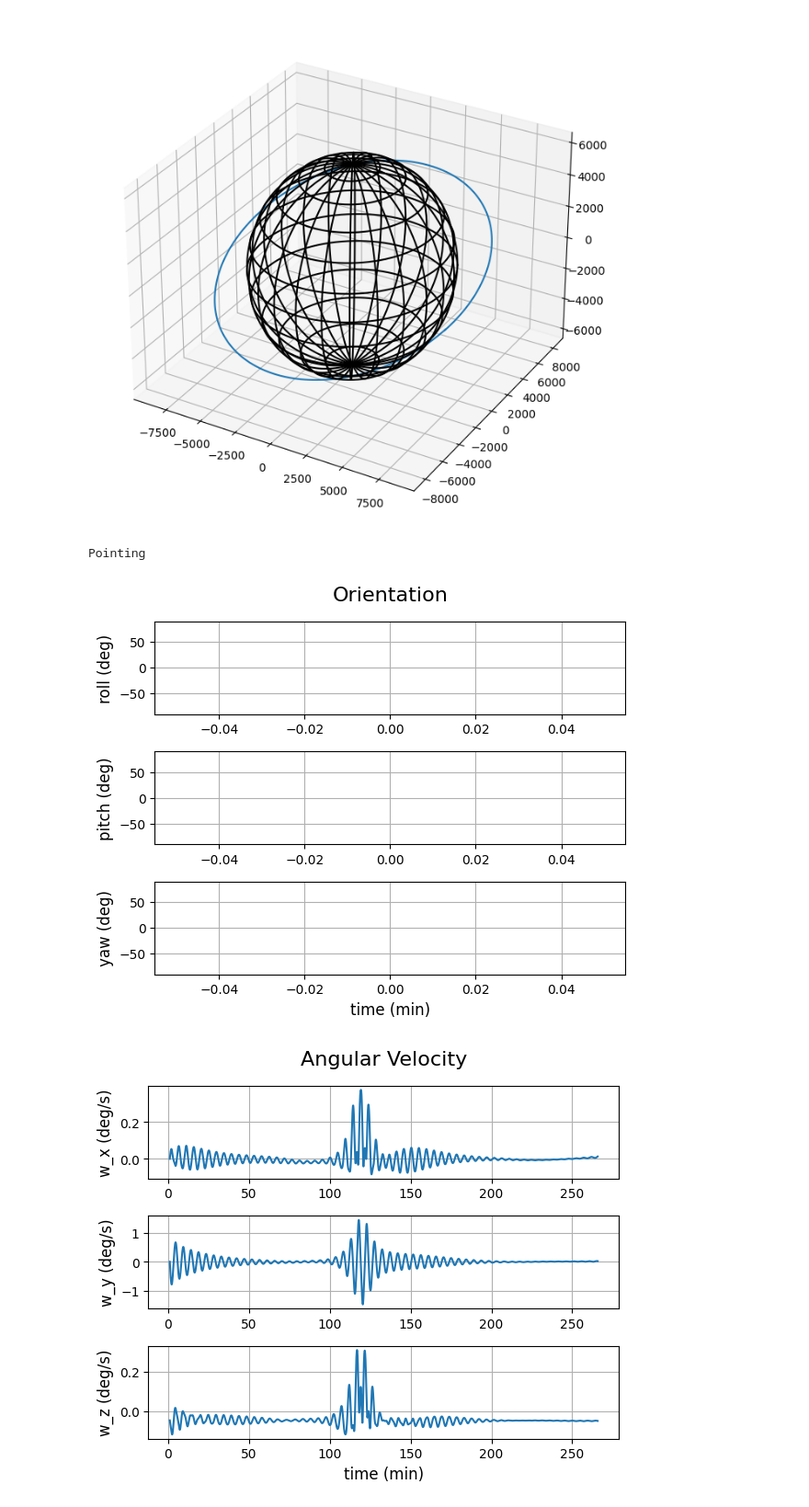
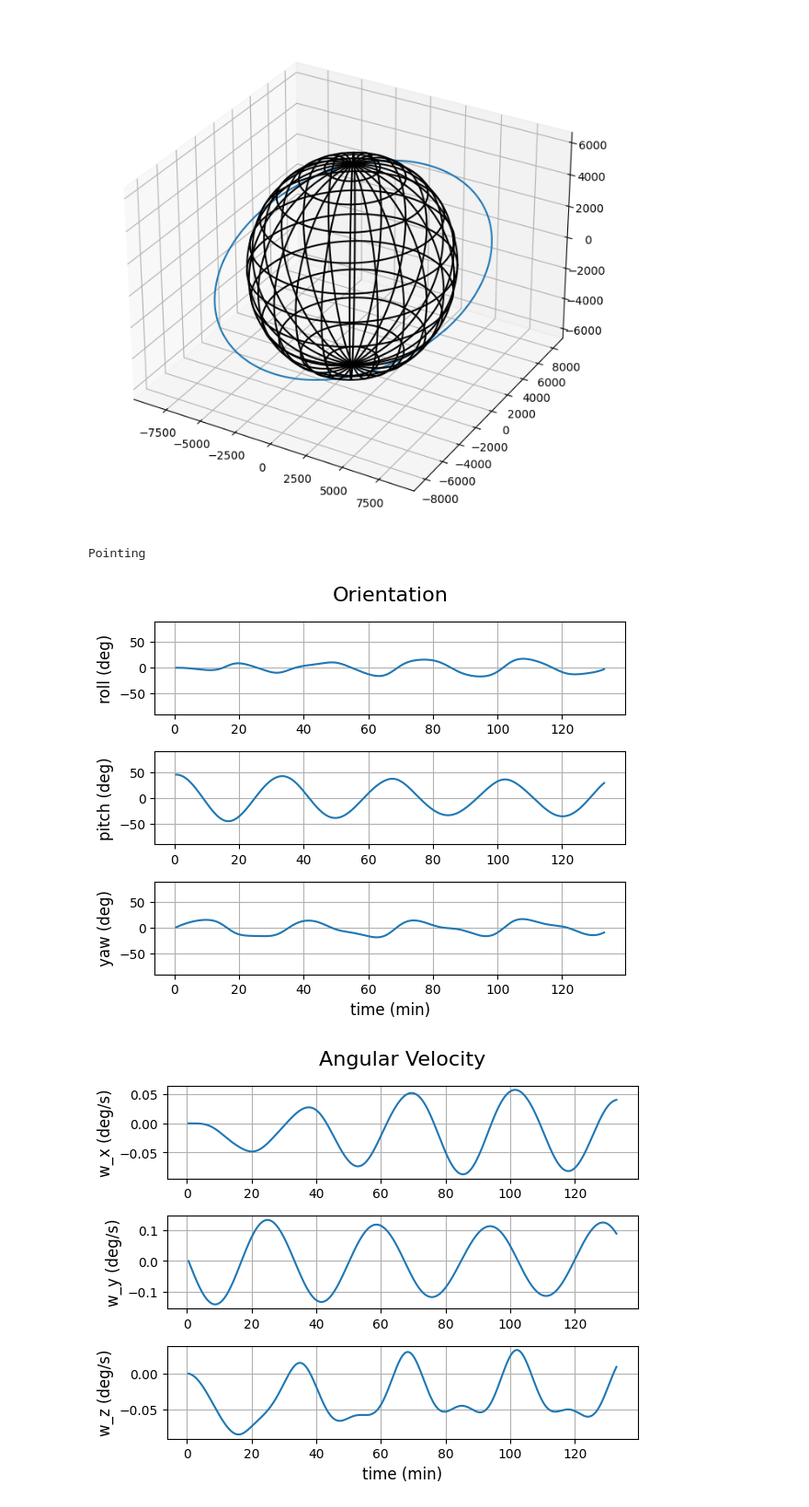
Before and after one commit to shivam-vohra/adcs-and-spacecraft-controller, a Jupyter notebook: MainSimulation.ipynb, the cells around one changed output. Shown at 92% size. Cells and saved outputs as stored; diff of their text form; code cells hidden in the pictures.

```diff
--- a/MainSimulation.ipynb
+++ b/MainSimulation.ipynb
@@ -25,20 +25,22 @@ s1.graph_orbit()
 # %% [output]
 [figure]
 # %%
-dt = 1
+dt = 0.5
 s2 = Spacecraft_Model(dt)
 adcs = ADCS()
-time = np.arange(0,Spacecraft_Model.orbit_len * 2,dt)
+time = np.arange(0,Spacecraft_Model.orbit_len,dt)
 
 roll_history, pitch_history, yaw_history = np.zeros(len(time)), np.zeros(len(time)), np.zeros(len(time))
 w_history = np.zeros((len(time), 3))
-m_history = np.zeros((len(time), 1))
+m_history = np.zeros((len(time), 3))
 attitude_err_history = np.zeros((len(time), 3))
+torque_history = np.zeros((len(time),3))
+acc_history = np.zeros((len(time),3))
 
 m = np.zeros(3)
 
 tumble_start = 0
-tumble_end = 0
+tumble_end = time.size - 1
 
 def detumble_threshold(arr):
     return np.linalg.norm(arr) <= 10 * (np.pi / 180)
@@ -46,8 +48,15 @@ def detumble_threshold(arr):
 adcs.send("on_initialization")
 under_threshold = 0
 attitude_err = 0
+acc = 0
+
+J = inertia(6, 0.34, 0.1, 0.1)
+
+torque = np.zeros(3)
+
 for i in range(time.size):
-    pos, cang, mag_field = s2.tick(m)
+    # torque = np.zeros(3)
+    pos, cang, mag_field = s2.tick(m, torque)
 
     # Calculate ideal orientation
     r = s2.get_position()
@@ -72,12 +81,13 @@ for i in range(time.size):
         print("Pointing")
 
     if adcs.current_state.id == 'pointing':
-        adcs.point(mag_field, quaternion_to_dcm(q_target), quaternion_to_dcm(q_curr), Spacecraft_Model.w_nominal_b, s2.w_t)
-        # print((i/60.0), ": ", m, mag_field, q_target, q_curr, s2.w_t)
-        attitude_err = adcs.get_attitude_err(quaternion_to_dcm(q_target), quaternion_to_dcm(q_curr))
-        attitude_rate_err = adcs.get_attitude_rate_err(Spacecraft_Model.w_nominal_b, s2.w_t, attitude_err)
-        pointing_torque = adcs.get_pointing_torque(quaternion_to_dcm(q_target), quaternion_to_dcm(q_curr), Spacecraft_Model.w_nominal_b, s2.w_t)
-        # print("t: ", round((i/60.0),2), "; Attitude Error: ", np.linalg.norm(attitude_err), "; Attitude Rate Error: ", np.linalg.norm(attitude_rate_err), "; Pointing Torque: ", np.linalg.norm(pointing_torque))
+        adcs.point(mag_field, q_target, q_curr, Spacecraft_Model.w_nominal_b, s2.w_t)
+        attitude_err = adcs.get_attitude_err(q_target, q_curr)
+        # attitude_rate_err = adcs.get_attitude_rate_err(Spacecraft_Model.w_nominal_b, s2.w_t, attitude_err)
+        torque = np.matmul(J, attitude_err * -1e-5)
+        acc = s2.get_angular_acceleration(m, torque)
+
+        # print("t: ", round((i*dt/60.0),2), "\n\tAttitude Error: ", attitude_err, "\n\tPointing Torque: ", torque, "\n\tAngular Acceleration: ", s2.get_angular_acceleration(m, torque))
 
         if np.isnan(mag_field[0]):
             tumble_end = i
@@ -88,13 +98,15 @@ for i in range(time.size):
 
     m = adcs.get_moment()
 
-    yaw_history[i] = np.arctan(2*(q_err[1]*q_err[2] + q_err[0]*q_err[3]) / (q_err[3]**2 - q_err[0]**2 - q_err[1]**2 + q_err[2]**2))
     pitch_history[i] = np.arcsin(-2*(q_err[0]*q_err[2] - q_err[1]*q_err[3]))
-    roll_history[i] = np.arctan(2*(q_err[0]*q_err[1] + q_err[2]*q_err[3]) / (q_err[3]**2 + q_err[0]**2 - q_err[1]**2 - q_err[2]**2))
+    roll_history[i] = np.arctan(2*(q_err[1]*q_err[2] + q_err[0]*q_err[3]) / (q_err[3]**2 - q_err[0]**2 - q_err[1]**2 + q_err[2]**2))
+    yaw_history[i] = np.arctan(2*(q_err[0]*q_err[1] + q_err[2]*q_err[3]) / (q_err[3]**2 + q_err[0]**2 - q_err[1]**2 - q_err[2]**2))
 
     w_history[i] = s2.w_t
-    m_history[i] = np.linalg.norm(m)
+    m_history[i] = m
     attitude_err_history[i] = attitude_err
+    torque_history[i] = torque
+    acc_history[i] = acc
 
     if detumble_threshold(w_history[i]):
         under_threshold += 1
@@ -137,54 +149,32 @@ plt.subplots_adjust(left=0.1,
 fig2 = plt.figure()
 fig2.suptitle('Angular Velocity', fontsize=16)
 
 # Plot rolling:
 ax1 = fig2.add_subplot(3, 1, 1)
 ax1.plot(time[tumble_start:tumble_end-20], np.rad2deg(w_history[tumble_start:tumble_end-20, 0]))
 ax1.set_ylabel('w_x (deg/s)', fontsize=12)
 ax1.grid(True)
 
 # Plot pitching:
 ax2 = fig2.add_subplot(3, 1, 2)
 ax2.plot(time[tumble_start:tumble_end-20], np.rad2deg(w_history[tumble_start:tumble_end-20, 1]))
 ax2.set_ylabel('w_y (deg/s)', fontsize=12)
 ax2.grid(True)
 
 # Plot yawing:
 ax3 = fig2.add_subplot(3, 1, 3)
 ax3.plot(time[tumble_start:tumble_end-20], np.rad2deg(w_history[tumble_start:tumble_end-20, 2]))
 ax3.set_ylabel('w_z (deg/s)', fontsize=12)
 ax3.set_xlabel('time (min)', fontsize=12)
 ax3.grid(True)
 
 plt.subplots_adjust(left=0.1,
                     bottom=0.1,
                     right=0.9,
                     top=0.9,
                     wspace=0.4,
                     hspace=0.4)
-
-fig3 = plt.figure()
-fig3.suptitle('Magnitude of Moment', fontsize=16)
-
-# Plot moment:
-ax1 = fig3.add_subplot(1, 1, 1)
-ax1.plot(time[tumble_start:tumble_end-20], m_history[tumble_start:tumble_end-20])
-ax1.set_ylabel('m (Am^2)', fontsize=12)
-ax1.set_xlabel('time (min)', fontsize=12)
-ax1.grid(True)
-
-fig4 = plt.figure()
-fig4.suptitle('Magnitude of Error', fontsize=16)
-
-# Plot error:
-ax1 = fig4.add_subplot(1, 1, 1)
-ax1.plot(time[tumble_start:tumble_end], np.rad2deg(attitude_err_history[tumble_start:tumble_end,:]))
-ax1.set_ylabel('error (degrees)', fontsize=12)
-ax1.set_xlabel('time (min)', fontsize=12)
-ax1.grid(True)
-
-plt.show()
 # %% [output]
 Pointing
-[figure, old version]
+[figure, new version]
-[figure, old version]
+[figure, new version]
```
Also changed, not shown: parts of 3 cells of this notebook, 1 other file.
